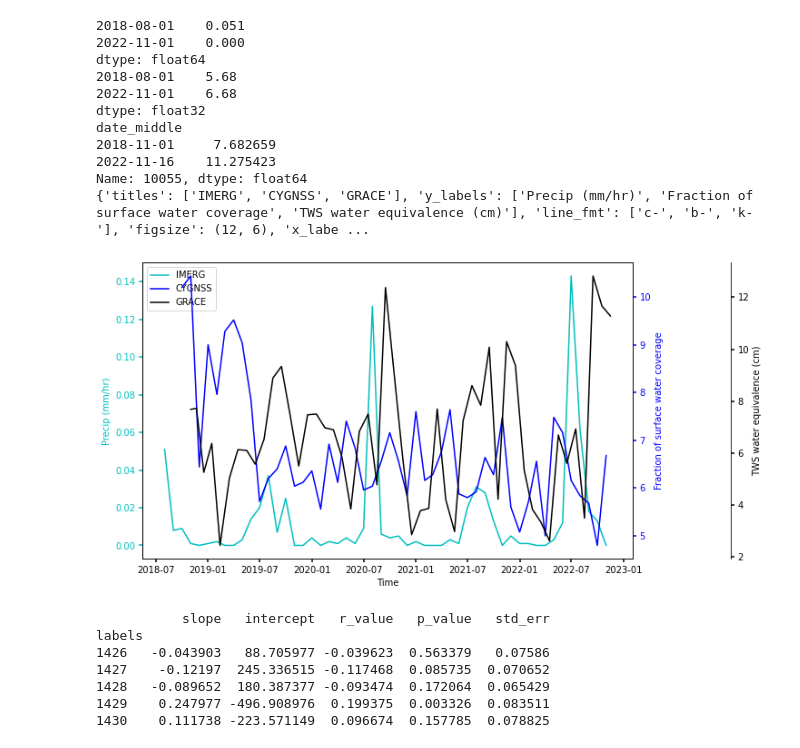
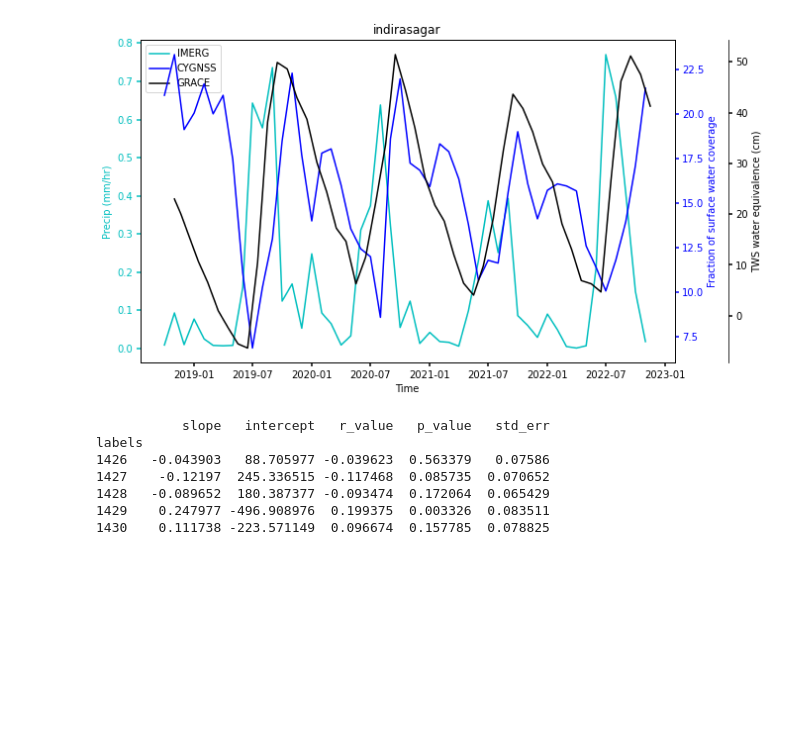
Before and after one commit to ascheliga/CYGNSS-GRACE, a Jupyter notebook: notebooks/res_time_series.ipynb, the cells around one changed output. Cells and saved outputs as stored; diff of their text form; code cells hidden in the pictures; blank space fills up the shorter version.

```diff
--- a/notebooks/res_time_series.ipynb
+++ b/notebooks/res_time_series.ipynb
@@ -141,6 +159,6 @@ def intersecting_2_timeframes(series1,series2,buffer=1):
 # %%
 def three_part_timeseries(input3dfs,**plot_params):
-    fig, ax = plt.subplots(figsize=plot_params['figsize'])
+    fig, ax = plt.subplots(facecolor='white',figsize=plot_params['figsize'])
     fig.subplots_adjust(right=0.75)
 
     twin1 = ax.twinx()
@@ -148,14 +166,14 @@ def three_part_timeseries(input3dfs,**plot_params):
 
     # Offset the right spine of twin2.  The ticks and label have already been
     # placed on the right by twinx above.
-    twin2.spines.right.set_position(("axes", 1.2))
+    twin2.spines.right.set_position(("axes", 1.1))
 
-    p1, = ax.plot(input3dfs[0],plot_params['line_fmt'][0],label=plot_params['titles'][0])
-    p2, = twin1.plot(input3dfs[1],plot_params['line_fmt'][1],label=plot_params['titles'][1])
-    p3, = twin2.plot(input3dfs[2],plot_params['line_fmt'][2],label=plot_params['titles'][2])
+    p1, = ax.plot(input3dfs[0],plot_params['line_fmt'][0],label=plot_params['data_labels'][0])
+    p2, = twin1.plot(input3dfs[1],plot_params['line_fmt'][1],label=plot_params['data_labels'][1])
+    p3, = twin2.plot(input3dfs[2],plot_params['line_fmt'][2],label=plot_params['data_labels'][2])
 
-
-    ax.set_xlabel(plot_params['x_labels'][0])
+    ax.set_title(plot_params['title'])
+    ax.set_xlabel(plot_params['x_label'])
     ax.set_ylabel(plot_params['y_labels'][0])
     twin1.set_ylabel(plot_params['y_labels'][1])
     twin2.set_ylabel(plot_params['y_labels'][2])
@@ -175,15 +193,18 @@ def three_part_timeseries(input3dfs,**plot_params):
     plt.show()
     return ax
 # %%
-def single_timeseries_IMERG_CYGNSS_GRACE(coords_i):
+def single_timeseries_IMERG_CYGNSS_GRACE(coords_i,**plot_params):
     """
     Description
     -----------
-    Hard-coded time series slicing for CYGNSS to start two months after the intersecting_timeframes() start date
+    Hard-coded time series slicing for IMERG and CYGNSS to start two months after the intersecting_timeframes() start date
 
     Inputs
     ------
     coords_i: tuple of (lat,lon)
+    **plot_params : dict
+        dictionary of plot formatting options and labels
+            Keys used: None, all passed to `three_part_timeseries`
 
     Outputs
     -------
@@ -194,17 +215,14 @@ def single_timeseries_IMERG_CYGNSS_GRACE(coords_i):
     cmwe_full , mascon_ts = grace_point_subset(coords_i)
 
     precip , fw , cmwe = intersecting_timeframes(precip_full,fw_full,cmwe_full,buffer=0)
-    print(precip.iloc[[0,-1]])
-    print(fw.iloc[[0,-1]])
-    print(cmwe.iloc[[0,-1]])
+    precip = precip[2:]
     fw = fw[2:]
 
-    plot_params = {}
-    plot_params['titles'] = ['IMERG','CYGNSS','GRACE']
+    plot_params['data_labels'] = ['IMERG','CYGNSS','GRACE']
+    plot_params['x_label'] = 'Time'
     plot_params['y_labels'] = ['Precip (mm/hr)', 'Fraction of surface water coverage', 'TWS water equivalence (cm)']
     plot_params['line_fmt'] = ['c-','b-','k-']
     plot_params['figsize'] = (12,6)
-    plot_params['x_labels'] = ['Time']
 
     three_part_timeseries([precip , fw , cmwe],**plot_params)
     # plt.figure(figsize=(12,6))
@@ -216,21 +234,20 @@ def single_timeseries_IMERG_CYGNSS_GRACE(coords_i):
     # ax1.set_ylabel('Fraction of water coverage')
     # ax2.set_ylabel('water equivalence (cm)')
     return precip , fw , cmwe
+# %%
+res_coords_dict = {
+    'merowe' : (18.68 , 32.06),
+    'indirasagar' : (22.18,76.6),
+    'estreito' : (-6.50001 ,-47.0)
+}
 # %%
-precip_ts , fw_ts , cmwe_ts = single_timeseries_IMERG_CYGNSS_GRACE(merowe)
+res_oi = 'indirasagar'
+plot_params = {
+    'title' : res_oi
+}
+precip_series , fw_series , cmwe_series = single_timeseries_IMERG_CYGNSS_GRACE(res_coords_dict[res_oi],**plot_params)
 # %% [output]
-2018-08-01    0.051
-2022-11-01    0.000
-dtype: float64
-2018-08-01    5.68
-2022-11-01    6.68
-dtype: float32
-date_middle
-2018-11-01     7.682659
-2022-11-16    11.275423
-Name: 10055, dtype: float64
-{'titles': ['IMERG', 'CYGNSS', 'GRACE'], 'y_labels': ['Precip (mm/hr)', 'Fraction of surface water coverage', 'TWS water equivalence (cm)'], 'line_fmt': ['c-', 'b-', 'k-'], 'figsize': (12, 6), 'x_labe ...
-[figure, old version]
+[figure, new version]
 # %%
 ## Trying out plotting functionality
 
```
Also changed, not shown: parts of 10 cells of this notebook, 1 other file.
